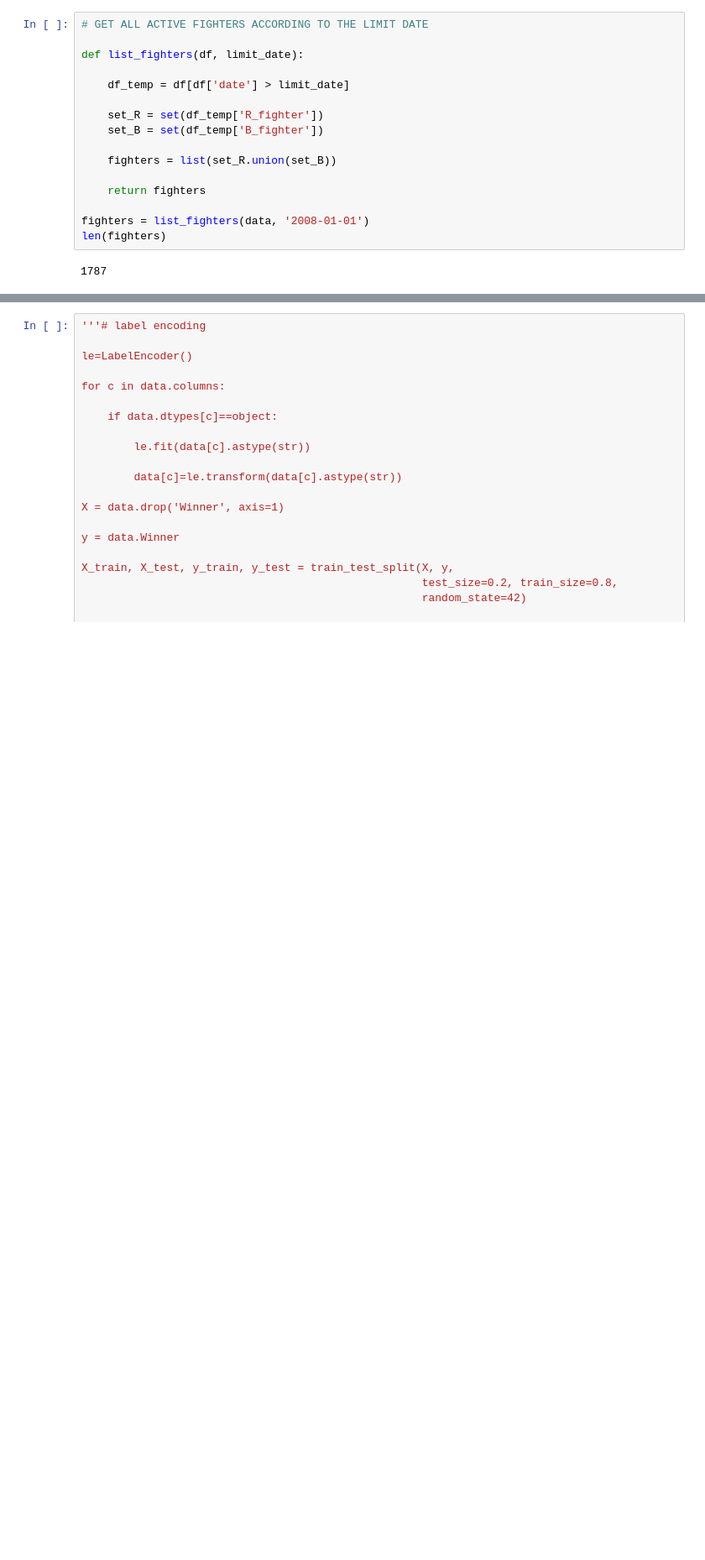
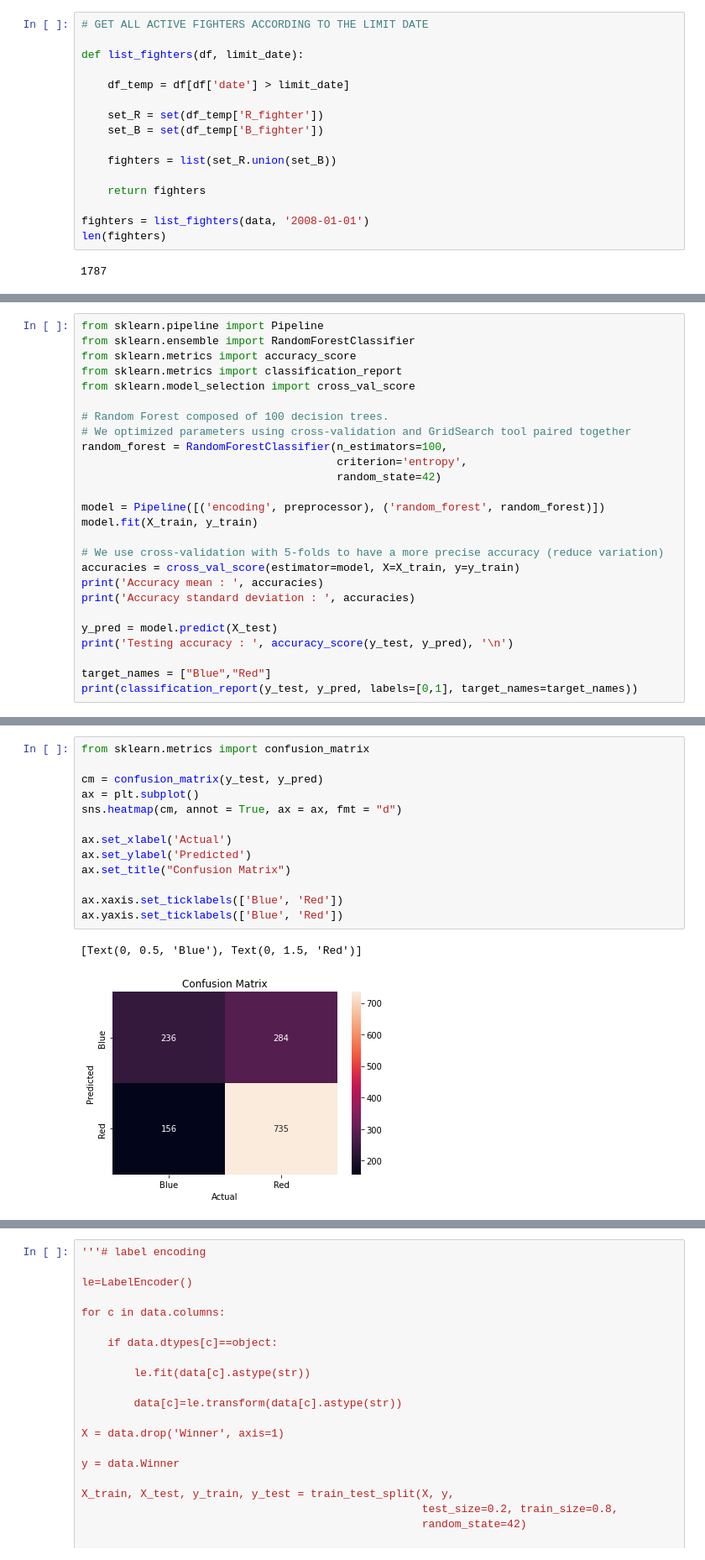
Before and after one commit to trabalong/Savage_Project, a Jupyter notebook: notebooks/Untitled.ipynb, the cells around one changed output, grey strips where cells are left out. Shown: that part at 84% size. Saved outputs shown, nothing was run; the diff lists cells and outputs as text; blank space fills up the shorter version.

```diff
--- a/notebooks/Untitled.ipynb
+++ b/notebooks/Untitled.ipynb
@@ -269,0 +262,26 @@ sns.heatmap(data.corr(),
+# %%
+from sklearn.pipeline import Pipeline
+from sklearn.ensemble import RandomForestClassifier
+from sklearn.metrics import accuracy_score
+from sklearn.metrics import classification_report
+from sklearn.model_selection import cross_val_score
+
+# Random Forest composed of 100 decision trees.
+# We optimized parameters using cross-validation and GridSearch tool paired together
+random_forest = RandomForestClassifier(n_estimators=100,
+                                       criterion='entropy',
+                                       random_state=42)
+
+model = Pipeline([('encoding', preprocessor), ('random_forest', random_forest)])
+model.fit(X_train, y_train)
+
+# We use cross-validation with 5-folds to have a more precise accuracy (reduce variation)
+accuracies = cross_val_score(estimator=model, X=X_train, y=y_train)
+print('Accuracy mean : ', accuracies)
+print('Accuracy standard deviation : ', accuracies)
+
+y_pred = model.predict(X_test)
+print('Testing accuracy : ', accuracy_score(y_test, y_pred), '\n')
+
+target_names = ["Blue","Red"]
+print(classification_report(y_test, y_pred, labels=[0,1], target_names=target_names))
@@ -269,0 +320,16 @@ sns.heatmap(data.corr(),
+# %%
+from sklearn.metrics import confusion_matrix
+
+cm = confusion_matrix(y_test, y_pred)
+ax = plt.subplot()
+sns.heatmap(cm, annot = True, ax = ax, fmt = "d")
+
+ax.set_xlabel('Actual')
+ax.set_ylabel('Predicted')
+ax.set_title("Confusion Matrix")
+
+ax.xaxis.set_ticklabels(['Blue', 'Red'])
+ax.yaxis.set_ticklabels(['Blue', 'Red'])
+# %% [output]
+[Text(0, 0.5, 'Blue'), Text(0, 1.5, 'Red')]
+[figure, added]
```
Also changed, not shown: parts of 36 cells of this notebook, 1 other file.
